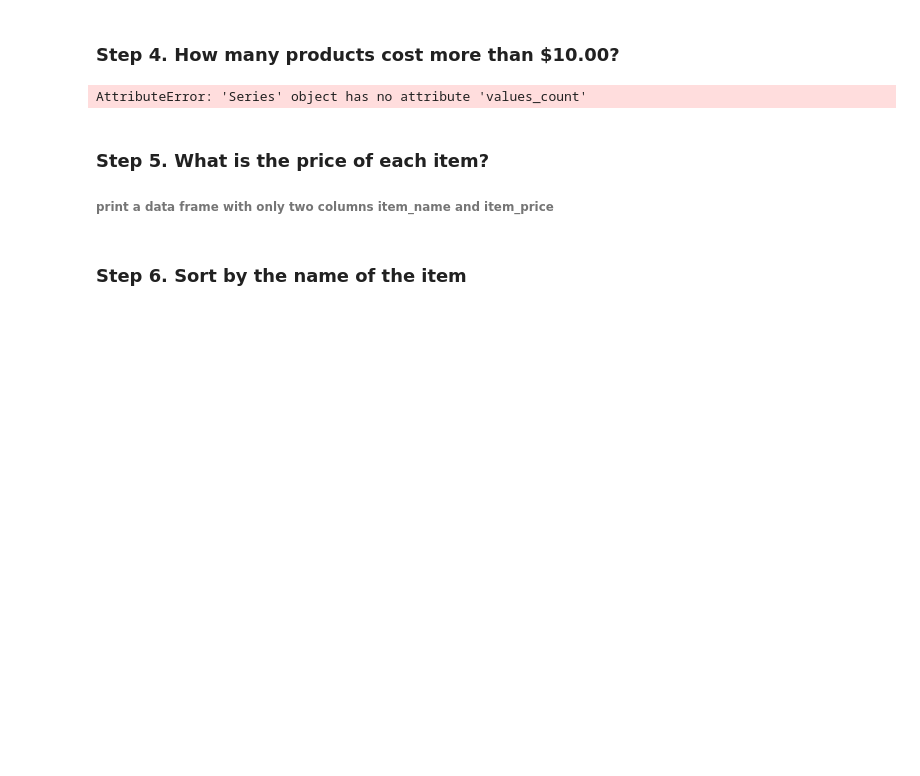
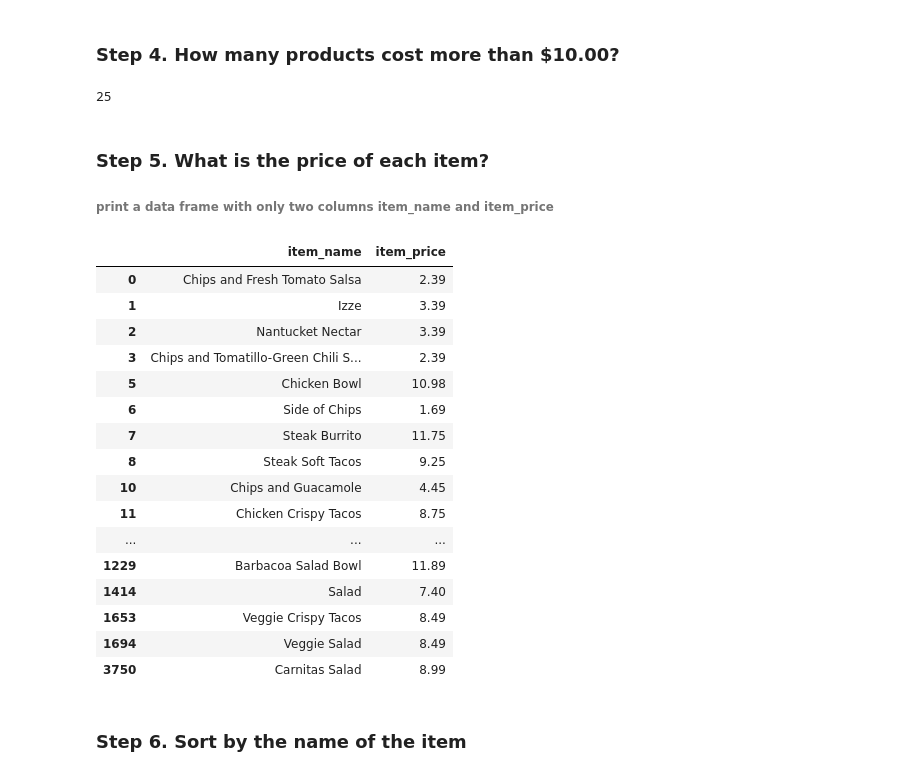
Before and after one commit to JorgeNachtigall/pandas-exercises, a Jupyter notebook: 02_Filtering_&_Sorting/Chipotle/Exercises.ipynb, the cells around one changed output. Saved outputs shown, nothing was run; the diff lists cells and outputs as text; code cells hidden in the pictures; blank space fills up the shorter version.

```diff
--- a/02_Filtering_&_Sorting/Chipotle/Exercises.ipynb
+++ b/02_Filtering_&_Sorting/Chipotle/Exercises.ipynb
@@ -28,12 +28,42 @@ chipo.head()
 | 4 | 2 | 2 | Chicken Bowl | [Tomatillo-Red Chili Salsa (Hot),... | 16.98 |
 # %% [markdown]
 ### Step 4. How many products cost more than $10.00?
-# %%
-chipo.item_price.values_count()
-# %% [output]
-AttributeError: 'Series' object has no attribute 'values_count'
+# %%
+chipo_moreThan = chipo[chipo["item_price"] > 10]
+
+chipo_unique = chipo_moreThan[chipo_moreThan['quantity'] == 1]
+
+chipo_unique.item_name.unique().size
+# %% [output]
+25
 # %% [markdown]
 ### Step 5. What is the price of each item?
 ###### print a data frame with only two columns item_name and item_price
+# %%
+chipo_unique = chipo[chipo['quantity'] == 1]
+
+chipo_drop = chipo_unique.drop_duplicates('item_name')
+
+chipo_drop = chipo_drop.drop(['order_id', 'quantity', 'choice_description'], axis=1)
+
+chipo_drop
+# %% [output]
+|  | item_name | item_price |
+| 0 | Chips and Fresh Tomato Salsa | 2.39 |
+| 1 | Izze | 3.39 |
+| 2 | Nantucket Nectar | 3.39 |
+| 3 | Chips and Tomatillo-Green Chili S... | 2.39 |
+| 5 | Chicken Bowl | 10.98 |
+| 6 | Side of Chips | 1.69 |
+| 7 | Steak Burrito | 11.75 |
+| 8 | Steak Soft Tacos | 9.25 |
+| 10 | Chips and Guacamole | 4.45 |
+| 11 | Chicken Crispy Tacos | 8.75 |
+| ... | ... | ... |
+| 1229 | Barbacoa Salad Bowl | 11.89 |
+| 1414 | Salad | 7.40 |
+| 1653 | Veggie Crispy Tacos | 8.49 |
+| 1694 | Veggie Salad | 8.49 |
+| 3750 | Carnitas Salad | 8.99 |
 # %% [markdown]
 ### Step 6. Sort by the name of the item
```
Also changed, not shown: parts of 4 cells of this notebook.
